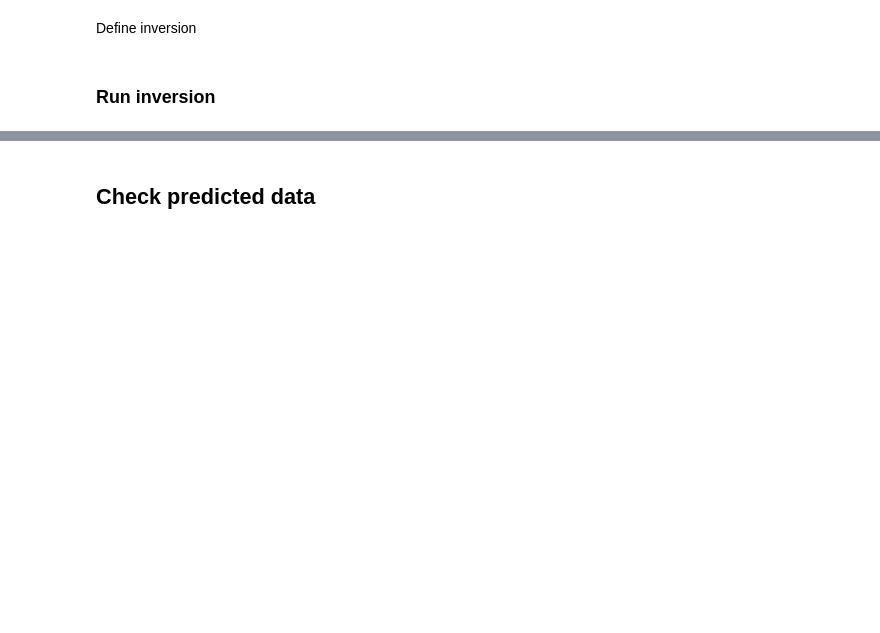
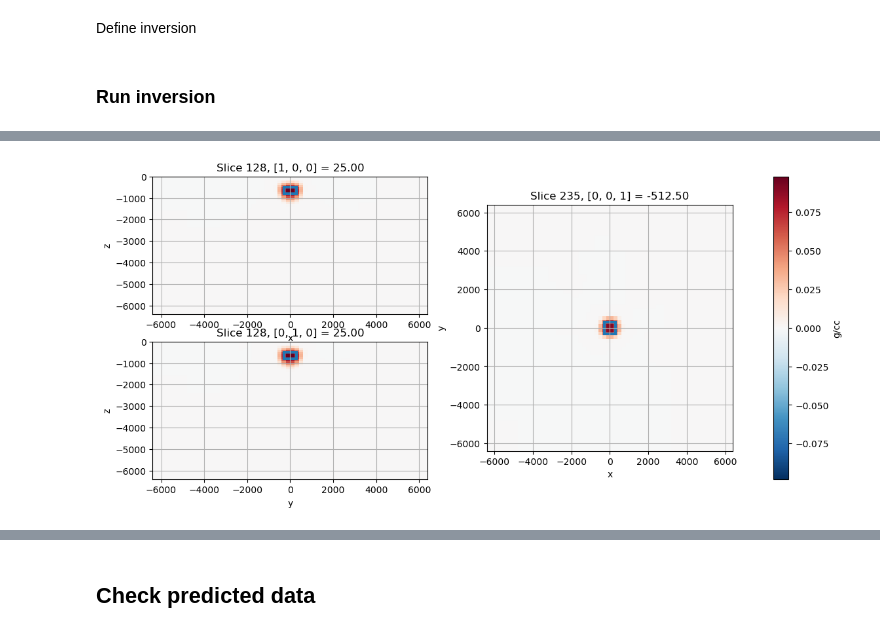
Before and after one commit to ubcgif/2024-aqgeo-potential-fields-tutorial, a Jupyter notebook: notebooks/inversion-sparse.ipynb, the cells around one changed output, grey strips where cells are left out. Saved outputs shown, nothing was run; the diff lists cells and outputs as text; code cells hidden in the pictures; blank space fills up the shorter version.

```diff
--- a/notebooks/inversion-sparse.ipynb
+++ b/notebooks/inversion-sparse.ipynb
@@ -267,0 +272,8 @@ for direction in ("x", "y", "z"):
+# %%
+block_bounds = (-300, 300, -300, 300, -800, -500)
+# %%
+axes = plot_model(mesh, inverted_model)
+plot_block(block_bounds, axes)
+plt.show()
+# %% [output]
+[figure, added]
```
Also changed, not shown: parts of 17 cells of this notebook, 5 other files.
